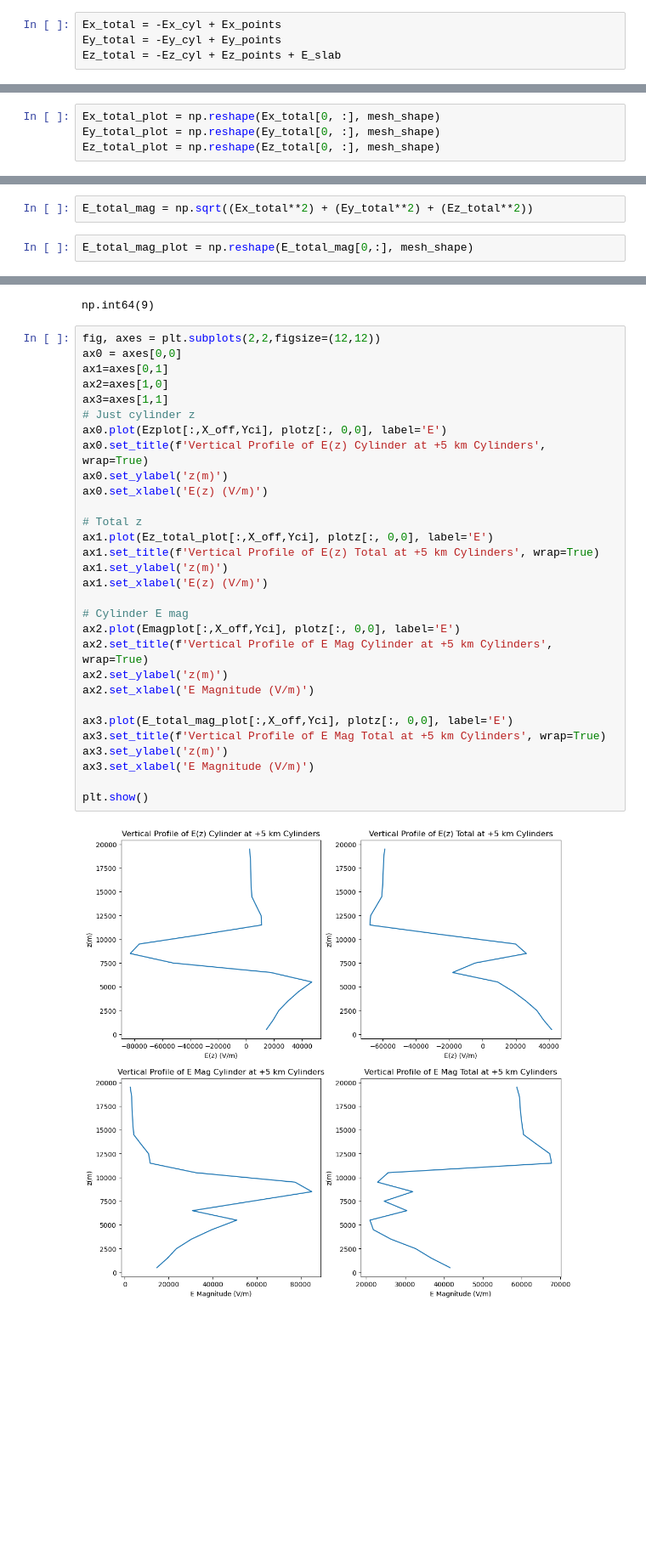
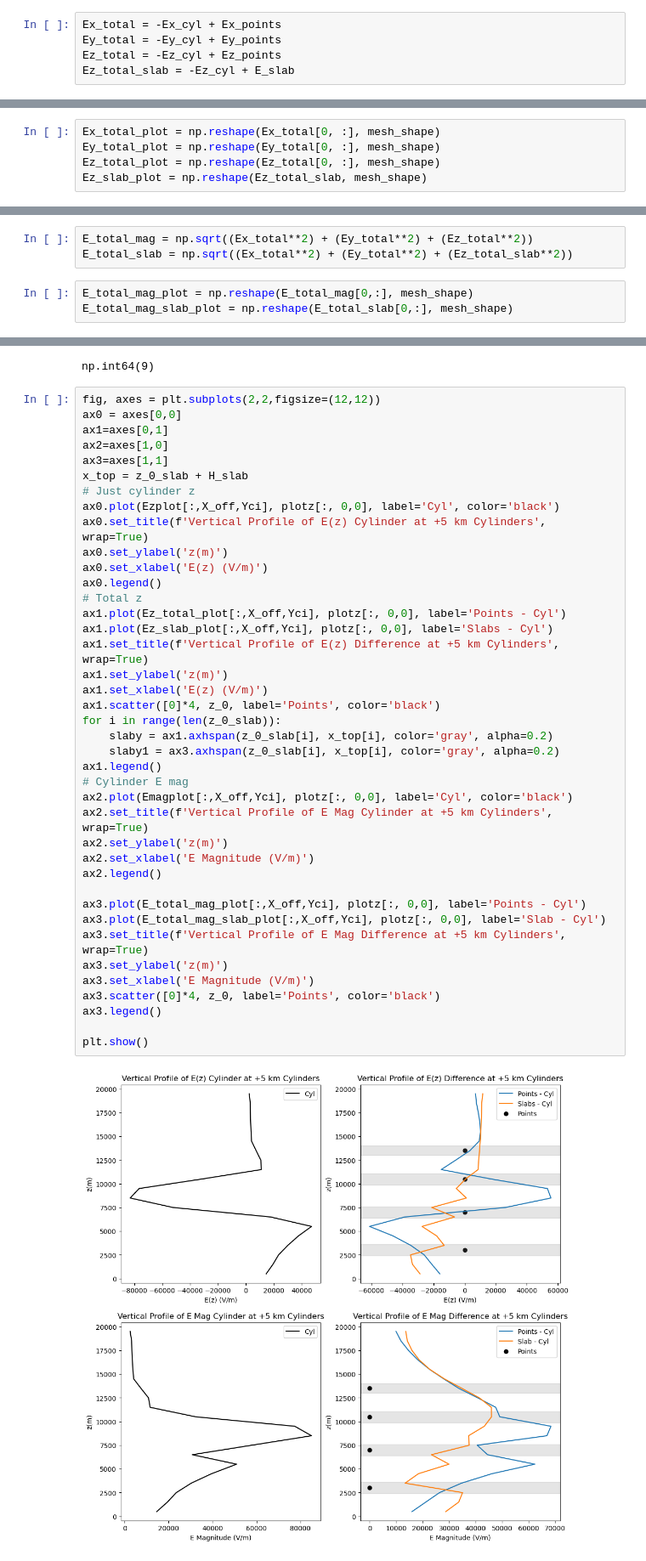
Before and after one commit to JuliaBuhrman/atmo_electricity, a Jupyter notebook: hw3.ipynb, the cells around one changed output, grey strips where cells are left out. Shown at 85% size. Saved outputs shown, nothing was run; the diff lists cells and outputs as text; blank space fills up the shorter version.

```diff
--- a/hw3.ipynb
+++ b/hw3.ipynb
@@ -404,7 +441,8 @@ Ex_cyl.shape
 # %%
 Ex_total = -Ex_cyl + Ex_points
 Ey_total = -Ey_cyl + Ey_points
-Ez_total = -Ez_cyl + Ez_points + E_slab
+Ez_total = -Ez_cyl + Ez_points
+Ez_total_slab = -Ez_cyl + E_slab
 # %%
 Ex_total.shape
 # %% [output]
@@ -413,6 +459,7 @@ Ex_total.shape
 Ex_total_plot = np.reshape(Ex_total[0, :], mesh_shape)
 Ey_total_plot = np.reshape(Ey_total[0, :], mesh_shape)
 Ez_total_plot = np.reshape(Ez_total[0, :], mesh_shape)
+Ez_slab_plot = np.reshape(Ez_total_slab, mesh_shape)
 # %%
 Ez_total_plot.shape
 # %% [output]
@@ -425,5 +472,7 @@ array([  500.,  1500.,  2500.,  3500.,  4500.,  5500.,  6500.,  7500.,
        16500., 17500., 18500., 19500.])
 # %%
 E_total_mag = np.sqrt((Ex_total**2) + (Ey_total**2) + (Ez_total**2))
+E_total_slab = np.sqrt((Ex_total**2) + (Ey_total**2) + (Ez_total_slab**2))
 # %%
 E_total_mag_plot = np.reshape(E_total_mag[0,:], mesh_shape)
+E_total_mag_slab_plot = np.reshape(E_total_slab[0,:], mesh_shape)
@@ -504,32 +542,42 @@ np.int64(9)
 # %%
 fig, axes = plt.subplots(2,2,figsize=(12,12))
 ax0 = axes[0,0]
 ax1=axes[0,1]
 ax2=axes[1,0]
 ax3=axes[1,1]
+x_top = z_0_slab + H_slab
 # Just cylinder z
-ax0.plot(Ezplot[:,X_off,Yci], plotz[:, 0,0], label='E')
+ax0.plot(Ezplot[:,X_off,Yci], plotz[:, 0,0], label='Cyl', color='black')
 ax0.set_title(f'Vertical Profile of E(z) Cylinder at +5 km Cylinders', wrap=True)
 ax0.set_ylabel('z(m)')
 ax0.set_xlabel('E(z) (V/m)')
-
+ax0.legend()
 # Total z
-ax1.plot(Ez_total_plot[:,X_off,Yci], plotz[:, 0,0], label='E')
-ax1.set_title(f'Vertical Profile of E(z) Total at +5 km Cylinders', wrap=True)
+ax1.plot(Ez_total_plot[:,X_off,Yci], plotz[:, 0,0], label='Points - Cyl')
+ax1.plot(Ez_slab_plot[:,X_off,Yci], plotz[:, 0,0], label='Slabs - Cyl')
+ax1.set_title(f'Vertical Profile of E(z) Difference at +5 km Cylinders', wrap=True)
 ax1.set_ylabel('z(m)')
 ax1.set_xlabel('E(z) (V/m)')
-
+ax1.scatter([0]*4, z_0, label='Points', color='black')
+for i in range(len(z_0_slab)):
+    slaby = ax1.axhspan(z_0_slab[i], x_top[i], color='gray', alpha=0.2)
+    slaby1 = ax3.axhspan(z_0_slab[i], x_top[i], color='gray', alpha=0.2)
+ax1.legend()
 # Cylinder E mag
-ax2.plot(Emagplot[:,X_off,Yci], plotz[:, 0,0], label='E')
+ax2.plot(Emagplot[:,X_off,Yci], plotz[:, 0,0], label='Cyl', color='black')
 ax2.set_title(f'Vertical Profile of E Mag Cylinder at +5 km Cylinders', wrap=True)
 ax2.set_ylabel('z(m)')
 ax2.set_xlabel('E Magnitude (V/m)')
+ax2.legend()
 
-ax3.plot(E_total_mag_plot[:,X_off,Yci], plotz[:, 0,0], label='E')
-ax3.set_title(f'Vertical Profile of E Mag Total at +5 km Cylinders', wrap=True)
+ax3.plot(E_total_mag_plot[:,X_off,Yci], plotz[:, 0,0], label='Points - Cyl')
+ax3.plot(E_total_mag_slab_plot[:,X_off,Yci], plotz[:, 0,0], label='Slab - Cyl')
+ax3.set_title(f'Vertical Profile of E Mag Difference at +5 km Cylinders', wrap=True)
 ax3.set_ylabel('z(m)')
 ax3.set_xlabel('E Magnitude (V/m)')
+ax3.scatter([0]*4, z_0, label='Points', color='black')
+ax3.legend()
 
 plt.show()
 # %% [output]
-[figure, old version]
+[figure, new version]
```
Also changed, not shown: parts of 21 cells of this notebook.
